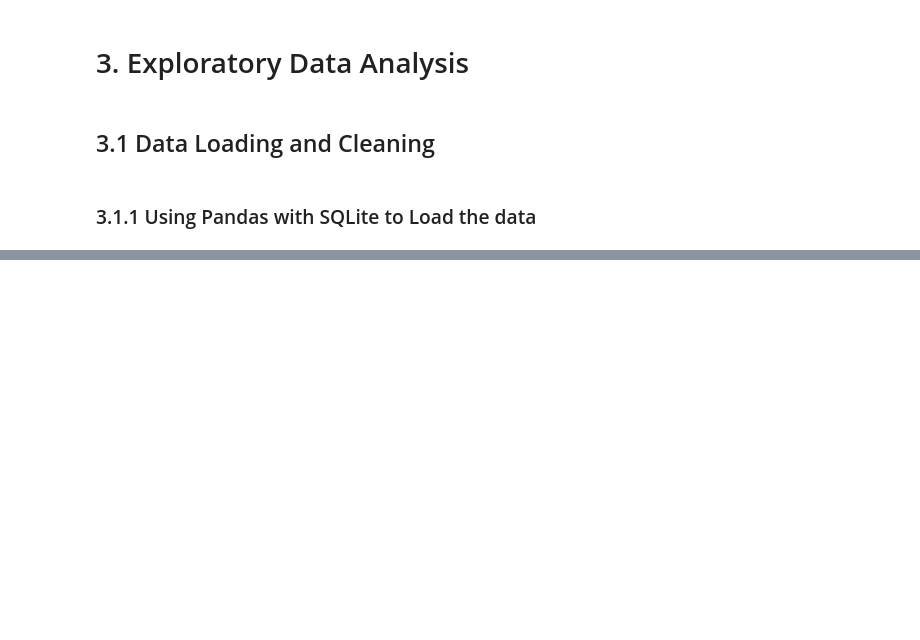
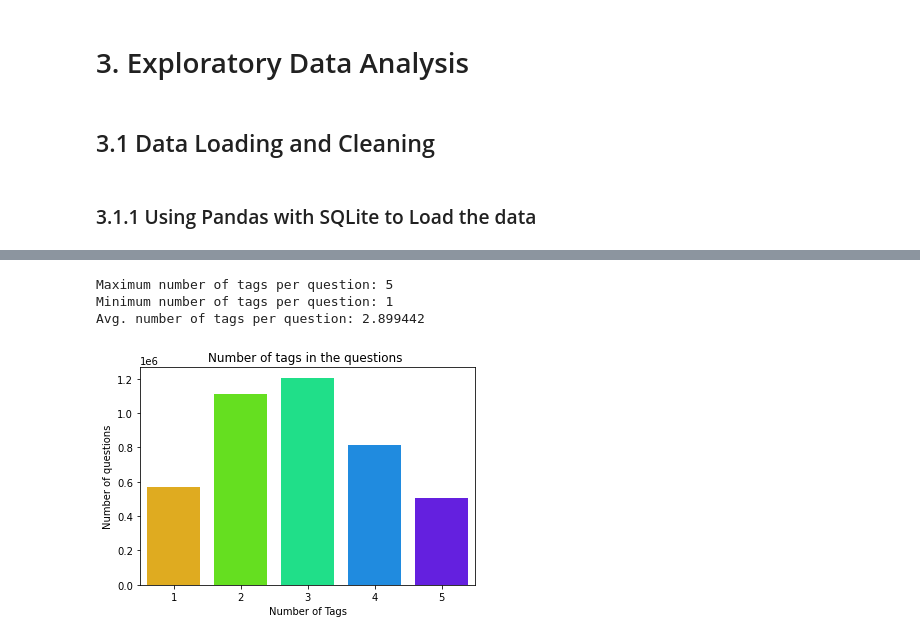
Before and after one commit to Sahil-Chavan/Stackoverflow_Tag_Prediction, a Jupyter notebook: SO_Tag_Prediction.ipynb, the cells around one changed output, grey strips where cells are left out. Drawn from its saved outputs; the diff is of its cells as text; code cells hidden in the pictures; blank space fills up the shorter version.

```diff
--- a/SO_Tag_Prediction.ipynb
+++ b/SO_Tag_Prediction.ipynb
@@ -181,0 +307,2 @@ https://www.kaggle.com/wiki/HammingLoss <br>
+# %%
+df_no_dup = df_no_dup[~df_no_dup['Tags'].isna()]
@@ -181,0 +461,3 @@ https://www.kaggle.com/wiki/HammingLoss <br>
+# %%
+df = df_no_dup
+df.head()
@@ -181,0 +471,16 @@ https://www.kaggle.com/wiki/HammingLoss <br>
+# %%
+print( "Maximum number of tags per question: %d"%df['TagCounts'].max())
+print( "Minimum number of tags per question: %d"%df['TagCounts'].min())
+print( "Avg. number of tags per question: %f"% ((sum(df['TagCounts'])*1.0)/len(df['TagCounts'])))
+# %% [output]
+Maximum number of tags per question: 5
+Minimum number of tags per question: 1
+Avg. number of tags per question: 2.899442
+# %%
+sns.countplot(df['TagCounts'], palette='gist_rainbow')
+plt.title("Number of tags in the questions ")
+plt.xlabel("Number of Tags")
+plt.ylabel("Number of questions")
+plt.show()
+# %% [output]
+[figure, added]
```
Also changed, not shown: parts of 45 cells of this notebook.
